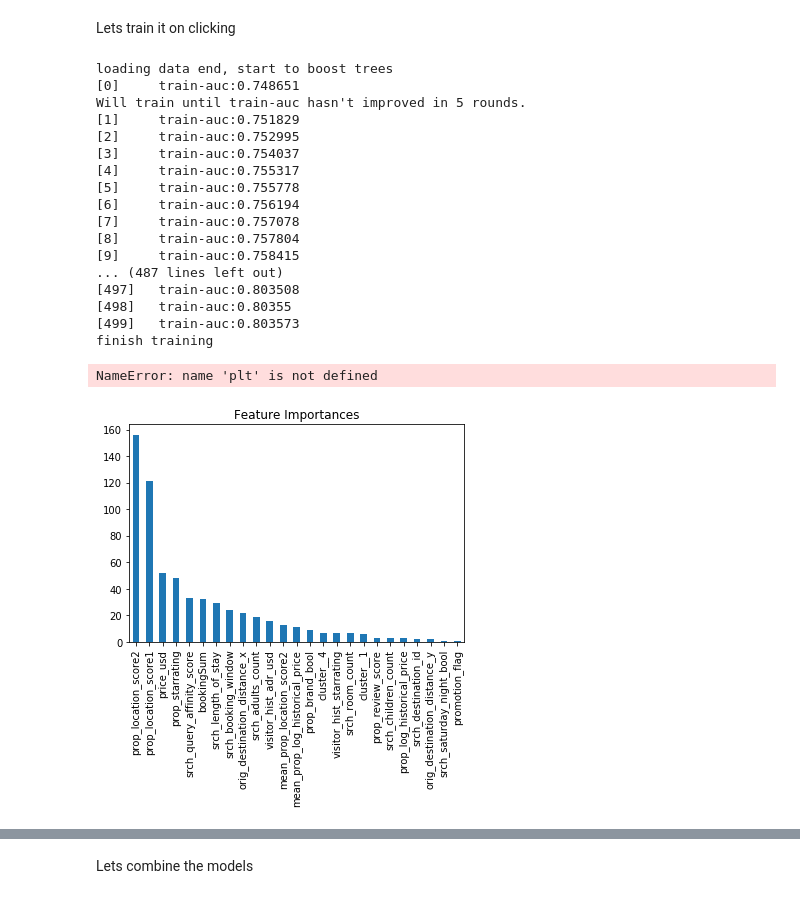
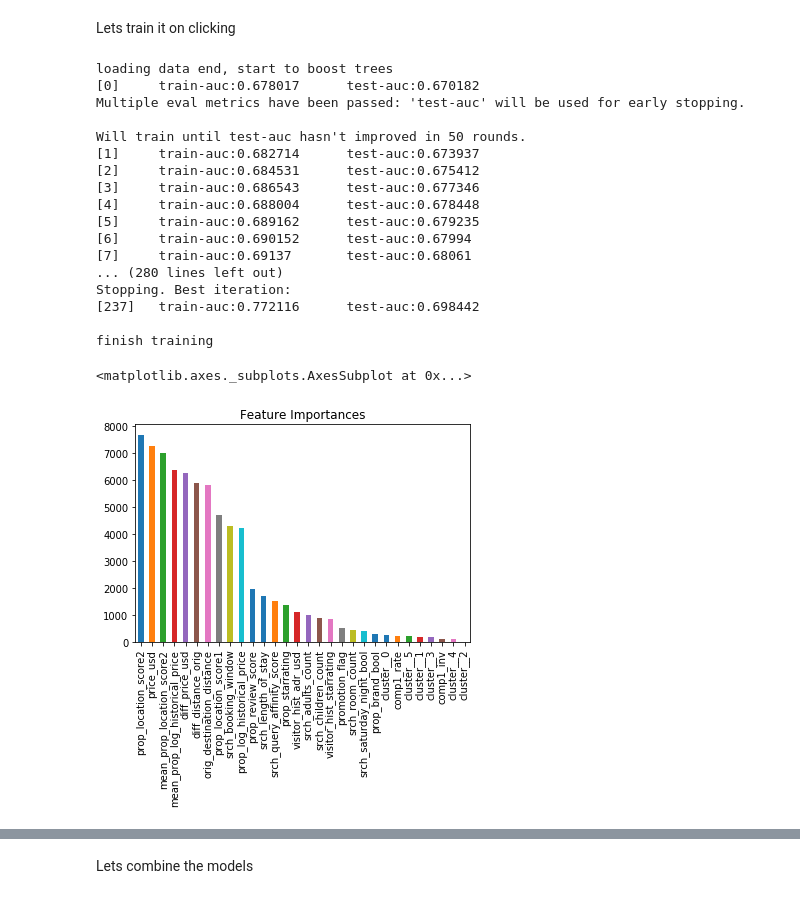
Before and after one commit to cathytoli/DMT, a Jupyter notebook: Assignment 2/Rens/Train Model-Copy1.ipynb, the cells around one changed output, grey strips where cells are left out. Drawn from its saved outputs; the diff is of its cells as text; code cells hidden in the pictures.

```diff
--- a/Assignment 2/Rens/Train Model-Copy1.ipynb
+++ b/Assignment 2/Rens/Train Model-Copy1.ipynb
@@ -34,14 +34,35 @@ nameOfModel = "models/7mayClicking"
+# %%
+#Don't use datetime, Don't use categorical features, xgboost doesn't do those, first one hot encode
+featuresToUse = ['visitor_hist_starrating', 'visitor_hist_adr_usd',
+       'prop_starrating', 'prop_review_score', 'prop_brand_bool',
+       'prop_location_score1', 'prop_location_score2',
+       'prop_log_historical_price', 'price_usd', 'promotion_flag',
+       'srch_length_of_stay', 'srch_booking_window',
+       'srch_adults_count', 'srch_children_count', 'srch_room_count',
+       'srch_saturday_night_bool', 'srch_query_affinity_score',
+       'orig_destination_distance', 'comp1_rate', 'comp1_inv',
+       'diff_distance_orig','diff_price_usd']
+labelToPredict = 'click_bool'
+neededVars = ['srch_id','booking_bool']
+nameOfModel = "models/10mayClickingOverFitTest2"
 # %%
-df = pd.read_csv('../data/80PercentTrainWithMean.csv', delimiter=",",usecols=featuresToUse+[labelToPredict]+neededVars)
+df = pd.read_csv('../data/80PercentTrainWithMeanNoShuffle.csv', delimiter=",",usecols=featuresToUse+[labelToPredict]+neededVars)
 dfNeeded= df[neededVars+[labelToPredict]]
 Y = df[labelToPredict]
 df.drop(neededVars+[labelToPredict],axis=1,inplace=True)
+xgmat = xgboost.DMatrix( df, label=Y)
+# %%
+df = pd.read_csv('../data/20PercentTestWithMeanNoShuffle.csv', delimiter=",",usecols=featuresToUse+[labelToPredict]+neededVars)
+dfNeeded= df[neededVars+[labelToPredict]]
+Y = df[labelToPredict]
+df.drop(neededVars+[labelToPredict],axis=1,inplace=True)
+xgmat_test = xgboost.DMatrix( df, label=Y)
 # %% [markdown]
 Lets train it on clicking
 # %%
 # construct xgboost.DMatrix from numpy array, treat -999.0 as missing value
 #xgmat = xgboost.DMatrix( df, label=y_train)
-xgmat = xgboost.DMatrix( df, label=Y)
+
 # setup parameters for xgboost
 param = {}
 # use logistic regression loss, use raw prediction before logistic transformation
@@ -50,46 +71,47 @@ param['objective'] = 'reg:logistic'
 # scale weight of positive examples
 param['scale_pos_weight'] = sum(Y==0)/sum(Y==1)
 param['eta'] = 0.1
-param['max_depth'] = 6
+param['max_depth'] = 9
 param['eval_metric'] = 'auc'
 param['silent'] = 0
-param['subsample'] = 0.8
+param['min_child_weight'] = 5
+param['eval_set'] = xgmat_test
+#param['colsample_bytree'] = 0.8
 
 
 # you can directly throw param in, though we want to watch multiple metrics here
 plst = list(param.items())
 
-watchlist = [ (xgmat,'train') ]
+watchlist = [ (xgmat,'train') ,(xgmat_test,'test')]
 
-num_round = 500
+num_round = 1000
 print ('loading data end, start to boost trees')
-bst = xgboost.train( plst, xgmat, num_round, watchlist ,early_stopping_rounds=5);
+bst = xgboost.train( plst, xgmat, num_round, watchlist ,early_stopping_rounds=50);
 # save out model
 bst.save_model(nameOfModel+".model")
 
 print ('finish training')
 # %% [output]
 loading data end, start to boost trees
-[0]     train-auc:0.748651
-Will train until train-auc hasn't improved in 5 rounds.
-[1]     train-auc:0.751829
-[2]     train-auc:0.752995
-[3]     train-auc:0.754037
-[4]     train-auc:0.755317
-[5]     train-auc:0.755778
-[6]     train-auc:0.756194
-[7]     train-auc:0.757078
-[8]     train-auc:0.757804
-[9]     train-auc:0.758415
-... (487 lines left out)
-[497]   train-auc:0.803508
-[498]   train-auc:0.80355
-[499]   train-auc:0.803573
+[0]     train-auc:0.678017      test-auc:0.670182
+Multiple eval metrics have been passed: 'test-auc' will be used for early stopping.
+
+Will train until test-auc hasn't improved in 50 rounds.
+[1]     train-auc:0.682714      test-auc:0.673937
+[2]     train-auc:0.684531      test-auc:0.675412
+[3]     train-auc:0.686543      test-auc:0.677346
+[4]     train-auc:0.688004      test-auc:0.678448
+[5]     train-auc:0.689162      test-auc:0.679235
+[6]     train-auc:0.690152      test-auc:0.67994
+[7]     train-auc:0.69137       test-auc:0.68061
+... (280 lines left out)
+Stopping. Best iteration:
+[237]   train-auc:0.772116      test-auc:0.698442
+
 finish training
 # %%
 feat_imp = pd.Series(bst.get_fscore()).sort_values(ascending=False)
 feat_imp.plot(kind='bar', title='Feature Importances')
-plt.ylabel('Feature Importance Score')
 # %% [output]
-NameError: name 'plt' is not defined
+<matplotlib.axes._subplots.AxesSubplot at 0x...>
-[figure, old version]
+[figure, new version]
```
Also changed, not shown: parts of 15 cells of this notebook, 12 other files.
